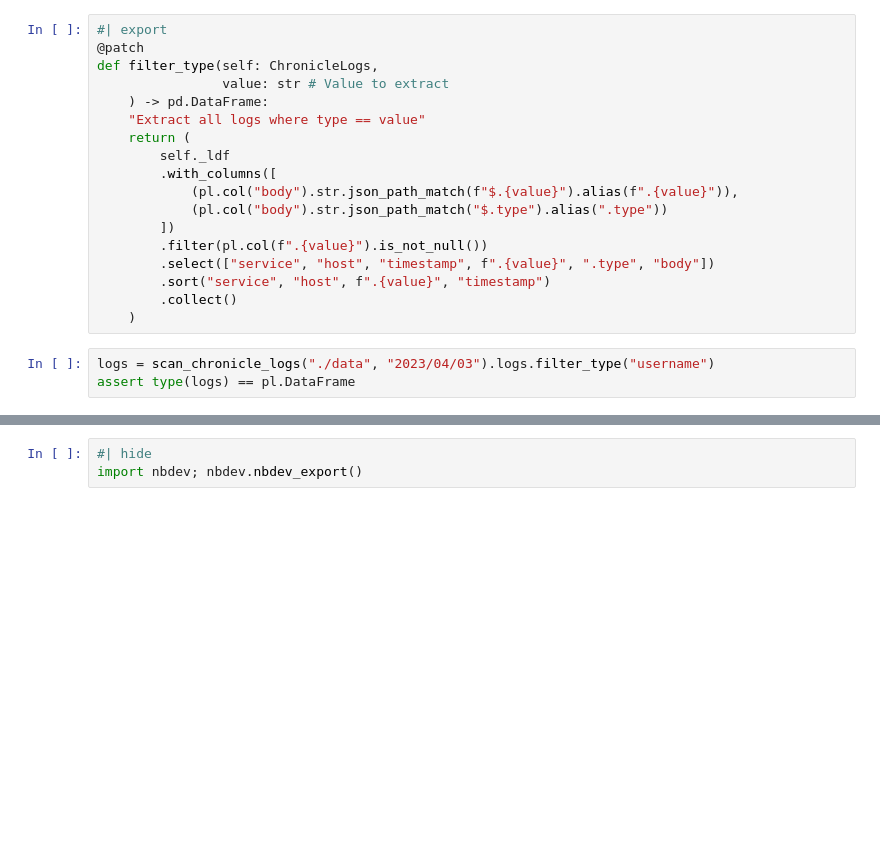
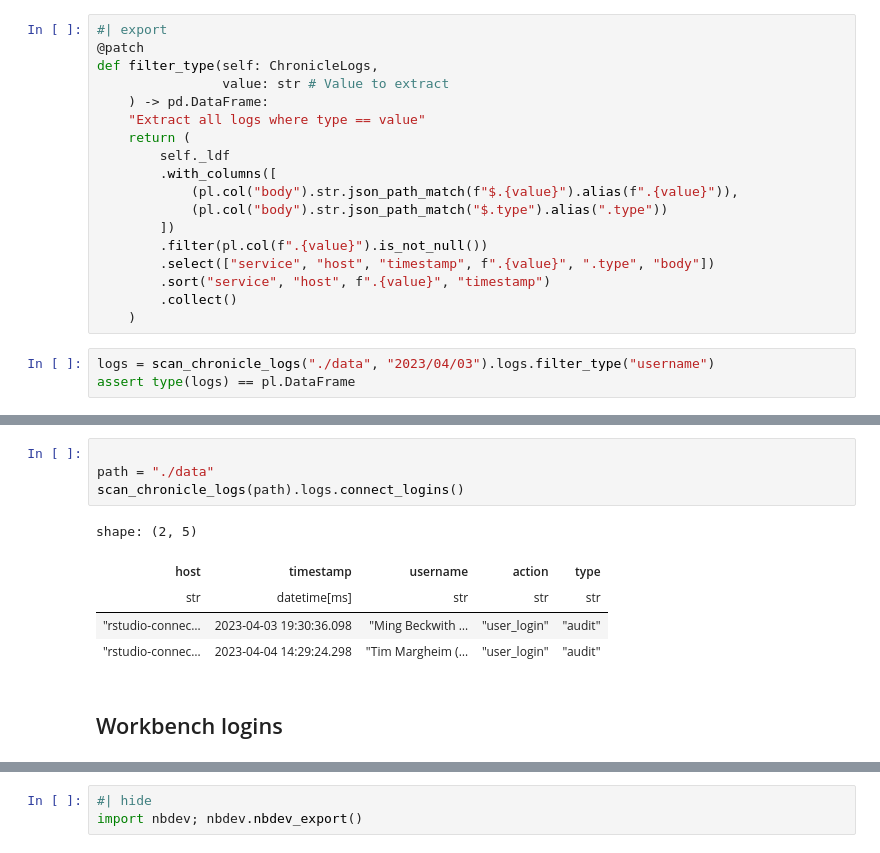
Before and after one commit to andrie/py-chronicle, a Jupyter notebook: nbs/core.ipynb, the cells around one changed output, grey strips where cells are left out. Drawn from its saved outputs; the diff is of its cells as text; blank space fills up the shorter version.

```diff
--- a/nbs/core.ipynb
+++ b/nbs/core.ipynb
@@ -338,0 +436,12 @@ scan_chronicle_logs("./data", "2023/04/03").logs.filter_type("username")
+# %%
+
+path = "./data"
+scan_chronicle_logs(path).logs.connect_logins()
+# %% [output]
+shape: (2, 5)
+| host | timestamp | username | action | type |
+| str | datetime[ms] | str | str | str |
+| "rstudio-connec… | 2023-04-03 19:30:36.098 | "Ming Beckwith … | "user_login" | "audit" |
+| "rstudio-connec… | 2023-04-04 14:29:24.298 | "Tim Margheim (… | "user_login" | "audit" |
+# %% [markdown]
+## Workbench logins
```
Also changed, not shown: parts of 22 cells of this notebook, 12 other files.
